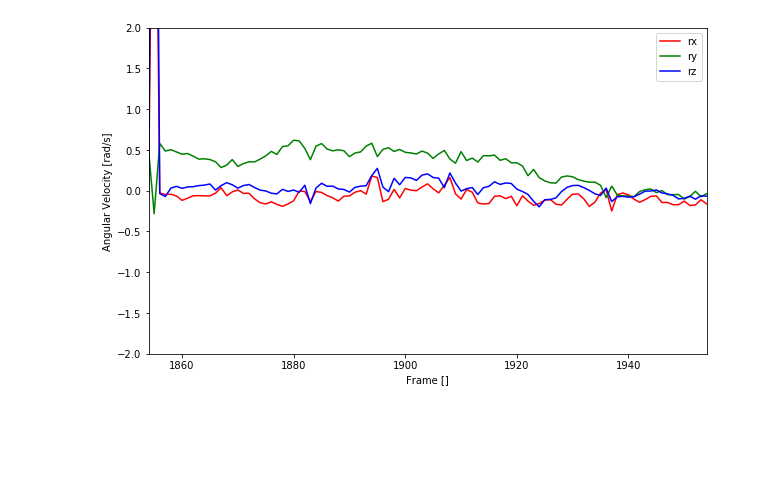
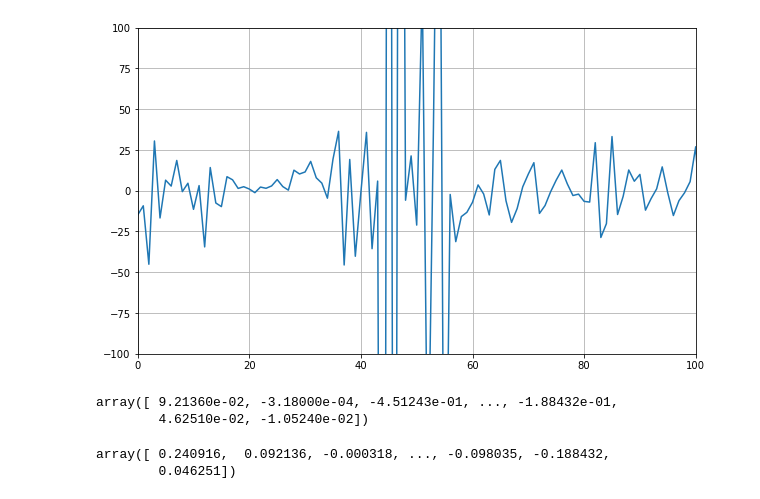
Before and after one commit to yossato/virtualGimbal, a Jupyter notebook: post_processing_software/jupyter/visualize_log.ipynb, the cells around one changed output. Cells and saved outputs as stored; diff of their text form; code cells hidden in the pictures; blank space fills up the shorter version.

```diff
--- a/post_processing_software/jupyter/visualize_log.ipynb
+++ b/post_processing_software/jupyter/visualize_log.ipynb
@@ -148,5 +143,28 @@ plotAngularVelocityCSV(tc,rxwc,rywc,rzwc,xlim=[max(t)/2-100,max(t)/2],ylim=[-2,2
-# %%
-# 最後の再掲
-plotAngularVelocityCSV(tc,rxwc,rywc,rzwc,xlim=[max(t)-100,max(t)],ylim=[-2,2])
-# %% [output]
-[figure, removed]
+# %%
+# 角加速度を計算する関数を定義。戻り値の配列の長さが元の配列より１短い事に注意。
+import numpy as np
+
+def getAngularAcceleration(angular_velocity, sampling_rate):
+    return (np.array(angular_velocity)[1:]-np.array(angular_velocity)[:-1])*sampling_rate
+# %%
+aa = getAngularAcceleration(rxc,100)
+# %%
+plt.figure(figsize=(10,6))
+plt.plot(aa)
+
+plt.ylim(ymin=-100,ymax=100)
+plt.xlim(0,100)
+plt.grid()
+plt.show()
+# %% [output]
+[figure, added]
+# %%
+np.array(rxc)[1:]
+# %% [output]
+array([ 9.21360e-02, -3.18000e-04, -4.51243e-01, ..., -1.88432e-01,
+        4.62510e-02, -1.05240e-02])
+# %%
+np.array(rxc)[:-1]
+# %% [output]
+array([ 0.240916,  0.092136, -0.000318, ..., -0.098035, -0.188432,
+        0.046251])
```
Also changed, not shown: parts of 10 cells of this notebook.
